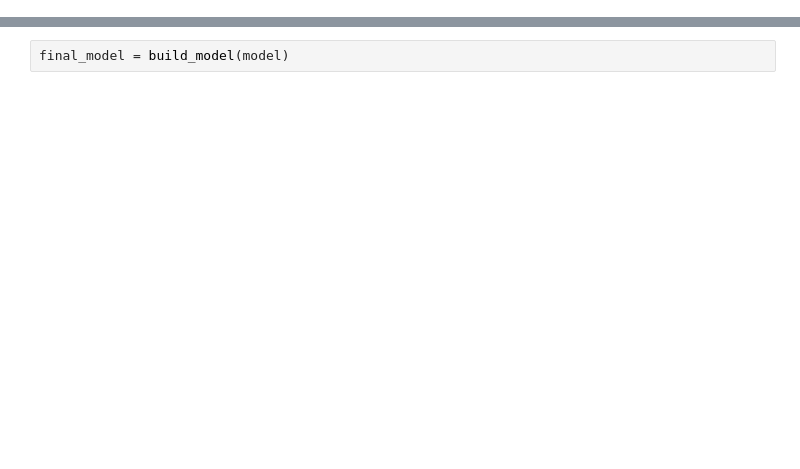
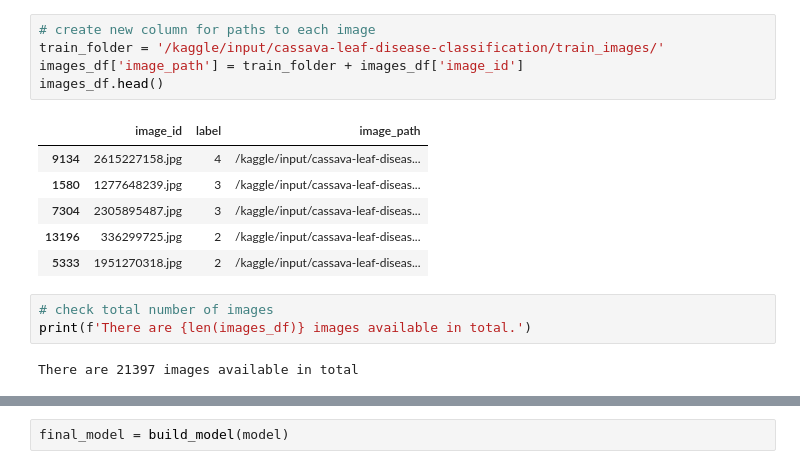
Before and after one commit to fudw/cassava-diseases-classification, a Jupyter notebook: cassava-diseases-classification-tf.ipynb, the cells around one changed output, grey strips where cells are left out. Saved outputs shown, nothing was run; the diff lists cells and outputs as text; blank space fills up the shorter version.

```diff
--- a/cassava-diseases-classification-tf.ipynb
+++ b/cassava-diseases-classification-tf.ipynb
@@ -257,0 +55,17 @@ def build_model(base_model):
+# %%
+# create new column for paths to each image
+train_folder = '/kaggle/input/cassava-leaf-disease-classification/train_images/'
+images_df['image_path'] = train_folder + images_df['image_id']
+images_df.head()
+# %% [output]
+|  | image_id | label | image_path |
+| 9134 | 2615227158.jpg | 4 | /kaggle/input/cassava-leaf-diseas... |
+| 1580 | 1277648239.jpg | 3 | /kaggle/input/cassava-leaf-diseas... |
+| 7304 | 2305895487.jpg | 3 | /kaggle/input/cassava-leaf-diseas... |
+| 13196 | 336299725.jpg | 2 | /kaggle/input/cassava-leaf-diseas... |
+| 5333 | 1951270318.jpg | 2 | /kaggle/input/cassava-leaf-diseas... |
+# %%
+# check total number of images
+print(f'There are {len(images_df)} images available in total.')
+# %% [output]
+There are 21397 images available in total
```
Also changed, not shown: parts of 109 cells of this notebook.
